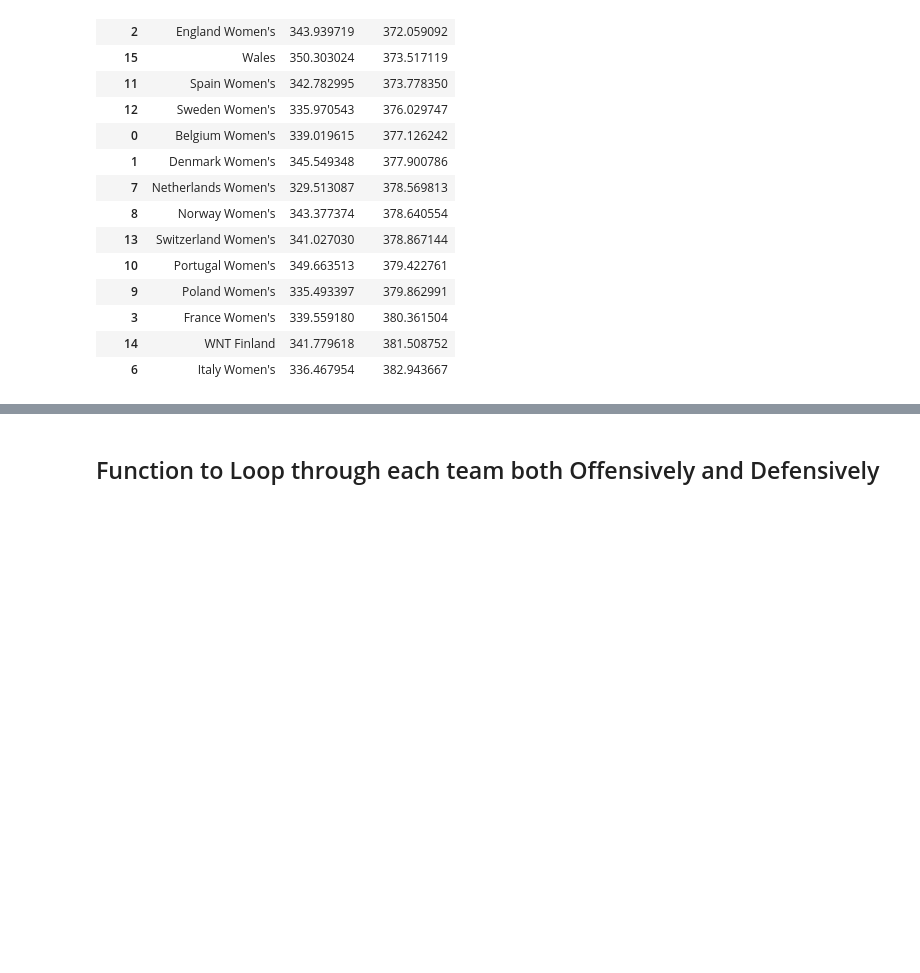
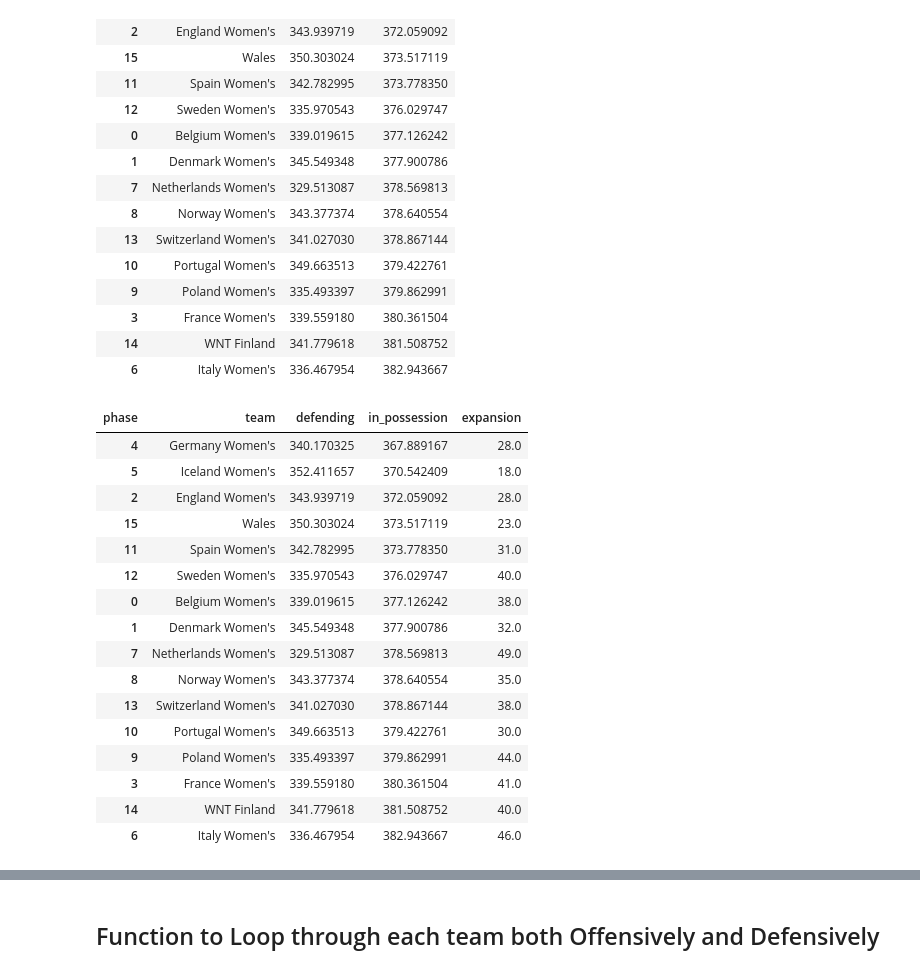
Before and after one commit to meganclapinski25/Euro2025_Data_Analysis, a Jupyter notebook: notebooks/data_load.ipynb, the cells around one changed output, grey strips where cells are left out. Drawn from its saved outputs; the diff is of its cells as text; code cells hidden in the pictures; blank space fills up the shorter version.

```diff
--- a/notebooks/data_load.ipynb
+++ b/notebooks/data_load.ipynb
@@ -407,5 +411,28 @@ space_pivot
 | 3 | France Women's | 339.559180 | 380.361504 |
 | 14 | WNT Finland | 341.779618 | 381.508752 |
 | 6 | Italy Women's | 336.467954 | 382.943667 |
+# %%
+space_pivot["expansion"] = (
+    space_pivot["in_possession"] - space_pivot["defending"]
+).round(0)
+space_pivot
+# %% [output]
+| phase | team | defending | in_possession | expansion |
+| 4 | Germany Women's | 340.170325 | 367.889167 | 28.0 |
+| 5 | Iceland Women's | 352.411657 | 370.542409 | 18.0 |
+| 2 | England Women's | 343.939719 | 372.059092 | 28.0 |
+| 15 | Wales | 350.303024 | 373.517119 | 23.0 |
+| 11 | Spain Women's | 342.782995 | 373.778350 | 31.0 |
+| 12 | Sweden Women's | 335.970543 | 376.029747 | 40.0 |
+| 0 | Belgium Women's | 339.019615 | 377.126242 | 38.0 |
+| 1 | Denmark Women's | 345.549348 | 377.900786 | 32.0 |
+| 7 | Netherlands Women's | 329.513087 | 378.569813 | 49.0 |
+| 8 | Norway Women's | 343.377374 | 378.640554 | 35.0 |
+| 13 | Switzerland Women's | 341.027030 | 378.867144 | 38.0 |
+| 10 | Portugal Women's | 349.663513 | 379.422761 | 30.0 |
+| 9 | Poland Women's | 335.493397 | 379.862991 | 44.0 |
+| 3 | France Women's | 339.559180 | 380.361504 | 41.0 |
+| 14 | WNT Finland | 341.779618 | 381.508752 | 40.0 |
+| 6 | Italy Women's | 336.467954 | 382.943667 | 46.0 |
 # %%
 import matplotlib.pyplot as plt
```
Also changed, not shown: parts of 6 cells of this notebook.
